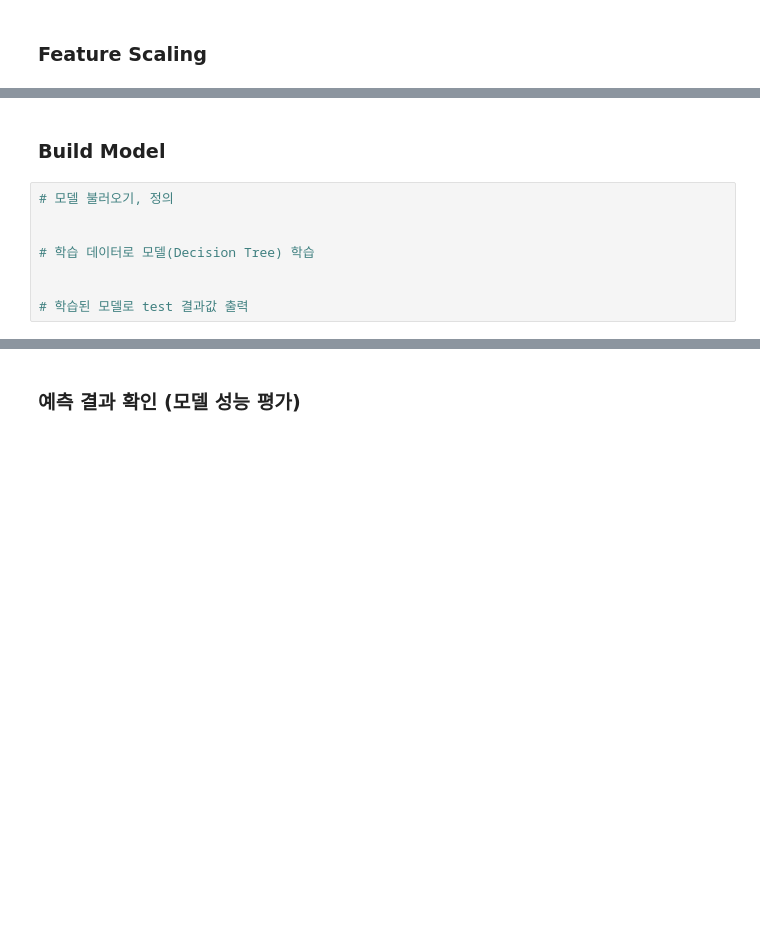
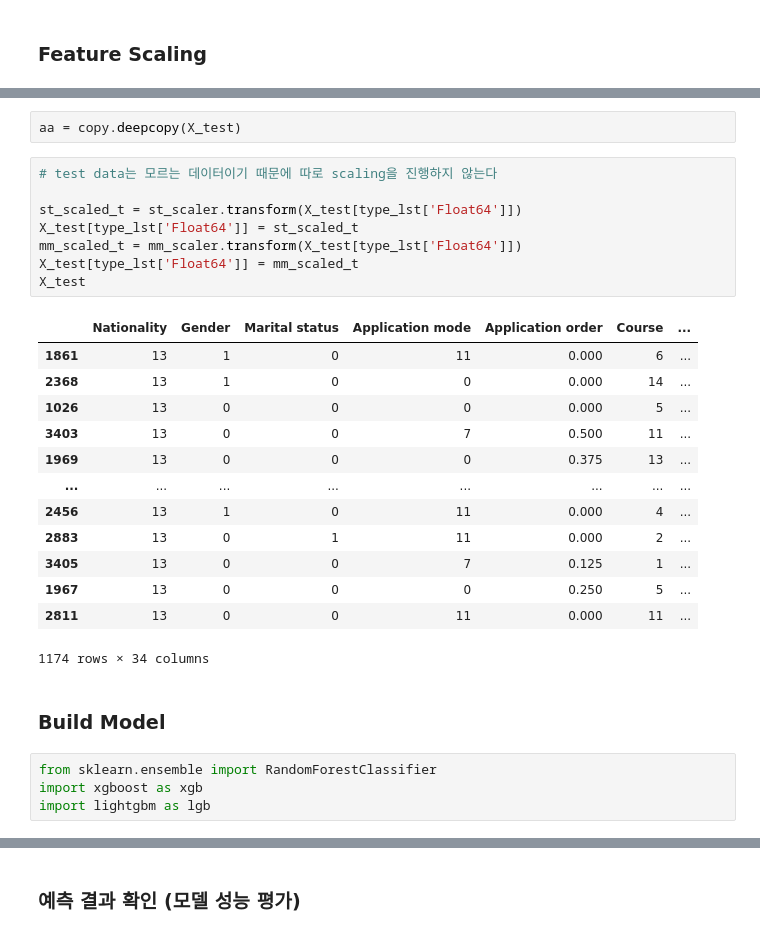
Before and after one commit to lhshs/Genia, a Jupyter notebook: Study/chapter 1. 실습용 코드.ipynb, the cells around one changed output, grey strips where cells are left out. Drawn from its saved outputs; the diff is of its cells as text; blank space fills up the shorter version.

```diff
--- a/Study/chapter 1. 실습용 코드.ipynb
+++ b/Study/chapter 1. 실습용 코드.ipynb
@@ -1178,10 +1024,30 @@ import copy
+# %%
+aa = copy.deepcopy(X_test)
+# %%
+# test data는 모르는 데이터이기 때문에 따로 scaling을 진행하지 않는다
+
+st_scaled_t = st_scaler.transform(X_test[type_lst['Float64']])
+X_test[type_lst['Float64']] = st_scaled_t
+mm_scaled_t = mm_scaler.transform(X_test[type_lst['Float64']])
+X_test[type_lst['Float64']] = mm_scaled_t
+X_test
+# %% [output]
+|  | Nationality | Gender | Marital status | Application mode | Application order | Course | ... |
+| 1861 | 13 | 1 | 0 | 11 | 0.000 | 6 | ... |
+| 2368 | 13 | 1 | 0 | 0 | 0.000 | 14 | ... |
+| 1026 | 13 | 0 | 0 | 0 | 0.000 | 5 | ... |
+| 3403 | 13 | 0 | 0 | 7 | 0.500 | 11 | ... |
+| 1969 | 13 | 0 | 0 | 0 | 0.375 | 13 | ... |
+| ... | ... | ... | ... | ... | ... | ... | ... |
+| 2456 | 13 | 1 | 0 | 11 | 0.000 | 4 | ... |
+| 2883 | 13 | 0 | 1 | 11 | 0.000 | 2 | ... |
+| 3405 | 13 | 0 | 0 | 7 | 0.125 | 1 | ... |
+| 1967 | 13 | 0 | 0 | 0 | 0.250 | 5 | ... |
+| 2811 | 13 | 0 | 0 | 11 | 0.000 | 11 | ... |
+1174 rows × 34 columns
 # %% [markdown]
 ### Build Model
-# %%
-# 모델 불러오기, 정의
-
-
-# 학습 데이터로 모델(Decision Tree) 학습
-
-
-# 학습된 모델로 test 결과값 출력
+# %%
+from sklearn.ensemble import RandomForestClassifier
+import xgboost as xgb
+import lightgbm as lgb
```
Also changed, not shown: parts of 72 cells of this notebook, 1 other file.
